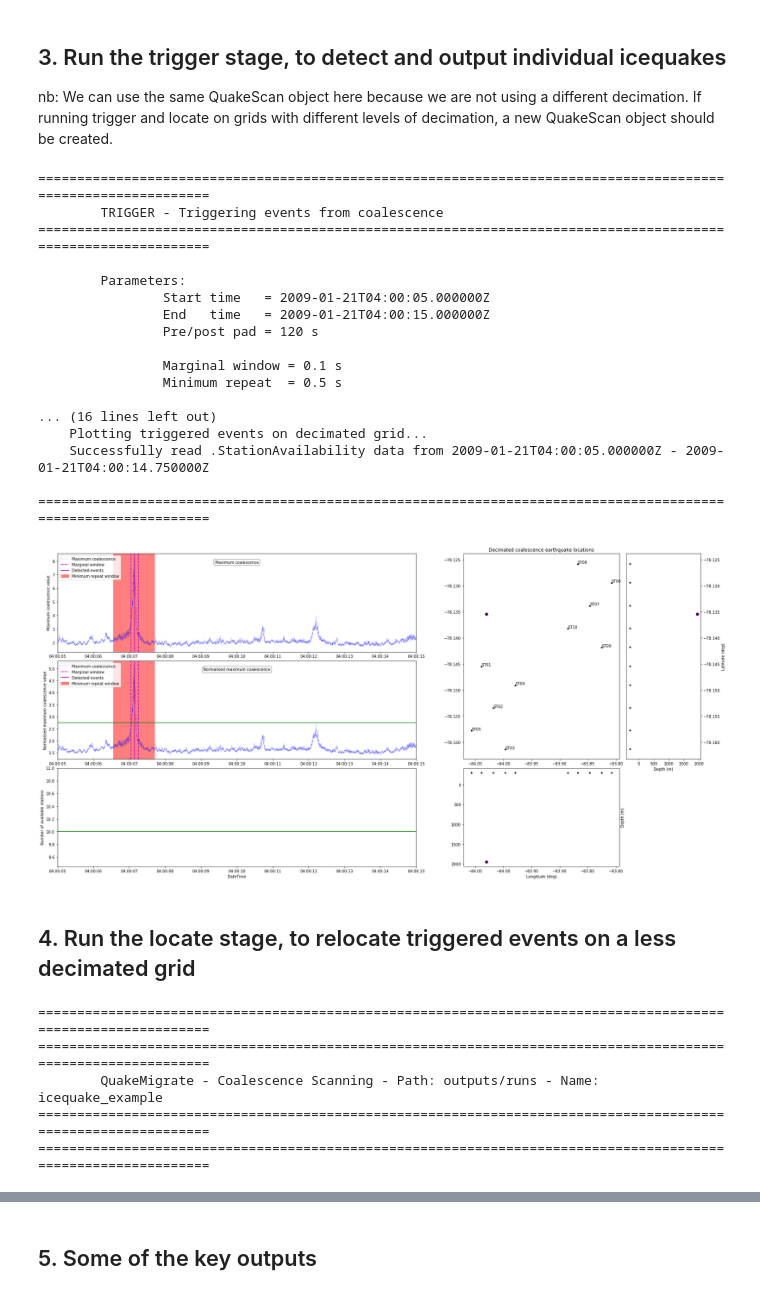
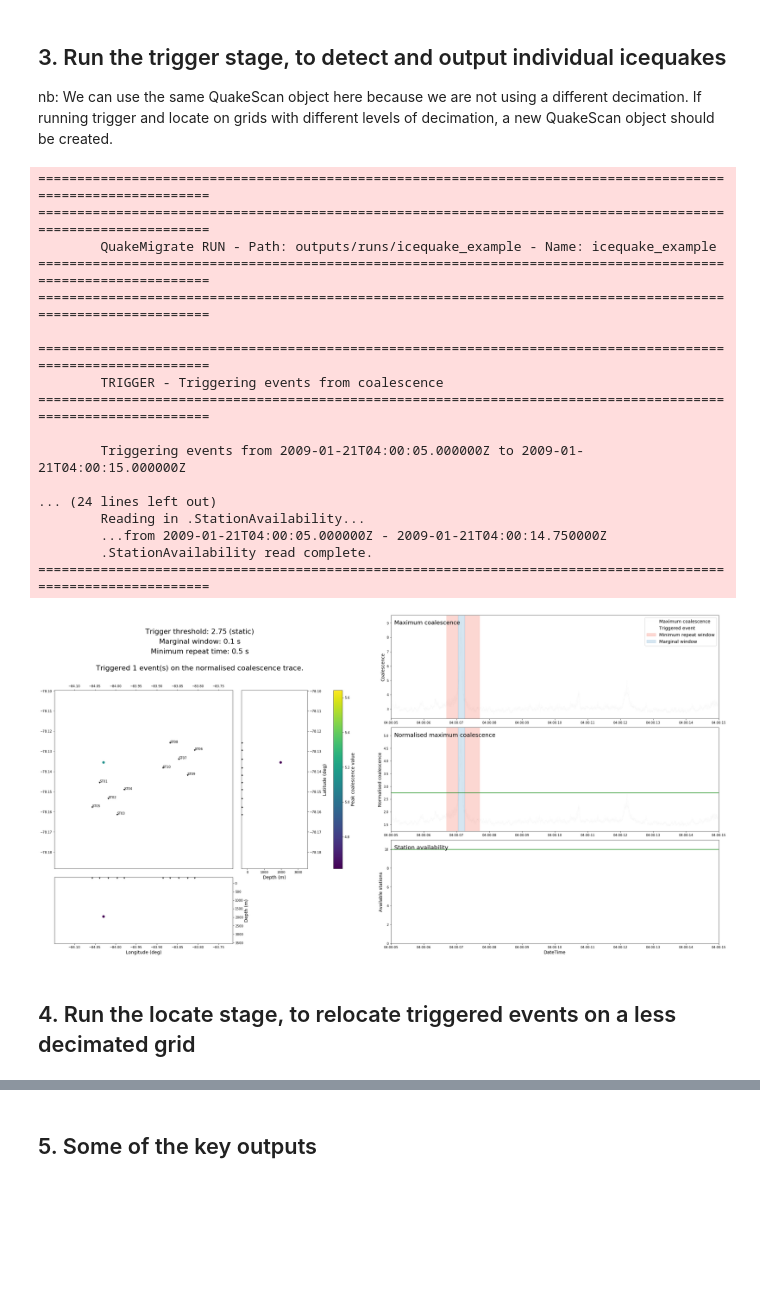
Before and after one commit to QuakeMigrate/QuakeMigrate, a Jupyter notebook: examples/Icequake_Rutford/icequakes_rutford.ipynb, the cells around one changed output, grey strips where cells are left out. Saved outputs shown, nothing was run; the diff lists cells and outputs as text; code cells hidden in the pictures; blank space fills up the shorter version.

```diff
--- a/examples/Icequake_Rutford/icequakes_rutford.ipynb
+++ b/examples/Icequake_Rutford/icequakes_rutford.ipynb
@@ -26,14 +27,14 @@ from QMigrate.signal.pick import GaussianPicker
 # --- i/o paths ---
 station_file = "./inputs/rutford_stations.txt"
 data_in = "./inputs/mSEED"
-lut_out = "./outputs/LUT/icequake.LUT"
-out_path = "./outputs/runs"
+lut_out = "./outputs/lut/icequake.LUT"
+run_path = "./outputs/runs"
 run_name = "icequake_example"
 # %% [markdown]
 ## 1. Create travel-time lookup tables (LUTs)
 # %%
 # --- Read in the station information file ---
-stations = qio.stations(station_file)
+stations = read_stations(station_file)
 
 # --- Define projections ---
 cproj = Proj(proj="longlat", ellps="WGS84", datum="WGS84", no_defs=True)
@@ -42,14 +43,14 @@ gproj = Proj(proj="lcc", lon_0=-83.932, lat_0=-78.144, lat_1=-78.1, lat_2=-77.9,
 
 # --- Create new LUT ---
 # Cell count (x,y,z); cell size (x,y,z in metres)
-lut = qlut.LUT(ll_corner=[-84.14853353566141, -78.18825429331356, -350.],
-               ur_corner=[-83.71921885073093, -78.10003166259442, 3550],
-               cell_size=[100., 100., 100.], grid_proj=gproj, coord_proj=cproj)
+lut = LUT(ll_corner=[-84.14853353566141, -78.18825429331356, -350.],
+          ur_corner=[-83.71921885073093, -78.10003166259442, 3550],
+          cell_size=[100., 100., 100.], grid_proj=gproj, coord_proj=cproj)
 
 # --- Homogeneous LUT generation ---
 vp = 3841
 vs = 1970
-qlut.compute(lut, stations, method="homogeneous", vp=vp, vs=vs)
+compute(lut, stations, method="homogeneous", vp=vp, vs=vs)
 
 # --- Save LUT ---
 lut.save(lut_out)
@@ -68,27 +69,27 @@ Computing homogeneous travel-time lookup table - 10 of 10
 ## 2. Coalesce the seismic energy through time
 # %%
 # --- Read in station file ---
-stations = qio.stations(station_file)
+stations = read_stations(station_file)
 
 # --- Create new Archive and set path structure ---
-data = qio.Archive(stations=stations, archive_path=data_in)
-data.path_structure(archive_format="YEAR/JD/*_STATION_*")
+archive = Archive(stations=stations, archive_path=data_in)
+archive.path_structure(archive_format="YEAR/JD/*_STATION_*")
 
 # --- Create new Onset ---
-onset = ClassicSTALTAOnset()
+onset = STALTAOnset(position="classic")
 onset.p_bp_filter = [20, 200, 4]
 onset.s_bp_filter = [10, 125, 4]
 onset.p_onset_win = [0.01, 0.25]
 onset.s_onset_win = [0.05, 0.5]
 
 # --- Create new QuakeScan ---
-scan = QuakeScan(data, lut, onset=onset, output_path=out_path, run_name=run_name)
+scan = QuakeScan(archive, lut, onset=onset, run_path=run_path, run_name=run_name)
 
 # --- Set detect parameters ---
 scan.sampling_rate = 1000
-scan.time_step = 0.75
-scan.n_cores = 12
+scan.timestep = 0.75
+scan.threads = 12
 
 # --- Set time period over which to run detect ---
-start_time = "2009-01-21T04:00:05.0"
-end_time = "2009-01-21T04:00:15.0"
+starttime = "2009-01-21T04:00:05.0"
+endtime = "2009-01-21T04:00:15.0"
@@ -125,66 +120,60 @@ scan.detect(start_time, end_time)
 nb: We can use the same QuakeScan object here because we are not using a different decimation. If running trigger and locate on grids with different levels of decimation, a new QuakeScan object should be created.
 # %%
 # --- Create new Trigger ---
-trig = Trigger(out_path, run_name, stations)
+trig = Trigger(lut, run_path, run_name)
 
 # --- Set trigger parameters ---
 trig.marginal_window = 0.1
 trig.minimum_repeat = 0.5
 trig.normalise_coalescence = True
 
 # --- Static threshold ---
-trig.detection_threshold = 2.75
+trig.threshold_method = "static"
+trig.static_threshold = 2.75
 
 # --- Run trigger ---
-trig.trigger(start_time, end_time, savefig=True)
+trig.trigger(starttime, endtime, savefig=True)
 # %% [output]
+==============================================================================================================
+==============================================================================================================
+        QuakeMigrate RUN - Path: outputs/runs/icequake_example - Name: icequake_example
+==============================================================================================================
+==============================================================================================================
+
 ==============================================================================================================
         TRIGGER - Triggering events from coalescence
 ==============================================================================================================
 
-        Parameters:
-                Start time   = 2009-01-21T04:00:05.000000Z
-                End   time   = 2009-01-21T04:00:15.000000Z
-                Pre/post pad = 120 s
+        Triggering events from 2009-01-21T04:00:05.000000Z to 2009-01-21T04:00:15.000000Z
 
-                Marginal window = 0.1 s
-                Minimum repeat  = 0.5 s
-
-... (16 lines left out)
-    Plotting triggered events on decimated grid...
-    Successfully read .StationAvailability data from 2009-01-21T04:00:05.000000Z - 2009-01-21T04:00:14.750000Z
-
+... (24 lines left out)
+        Reading in .StationAvailability...
+        ...from 2009-01-21T04:00:05.000000Z - 2009-01-21T04:00:14.750000Z
+        .StationAvailability read complete.
 ==============================================================================================================
-[figure, old version]
+[figure, new version]
 # %% [markdown]
 ## 4. Run the locate stage, to relocate triggered events on a less decimated grid
 # %%
 # --- Create new PhasePicker ---
 picker = GaussianPicker(onset=onset)
 picker.marginal_window = 0.1
-picker.plot_phase_picks = True
+picker.plot_picks = True
 
 # --- Create new QuakeScan ---
-scan = QuakeScan(data, lut, onset=onset, picker=picker,
-                 output_path=out_path, run_name=run_name, log=True)
+scan = QuakeScan(archive, lut, onset=onset, picker=picker,
+                 run_path=run_path, run_name=run_name, log=True)
 
 # --- Set locate parameters ---
 scan.marginal_window = 0.1
-scan.n_cores = 12
+scan.threads = 12
 scan.sampling_rate = 1000
 
 # Turn on plotting features
 scan.plot_event_summary = True
 scan.plot_event_video = False
-scan.plot_station_traces = True
 
 # --- Toggle writing of waveforms ---
 scan.write_cut_waveforms = False
-# %% [output]
-==============================================================================================================
-==============================================================================================================
-        QuakeMigrate - Coalescence Scanning - Path: outputs/runs - Name: icequake_example
-==============================================================================================================
-==============================================================================================================
 # %%
 # --- Run locate ---
```
Also changed, not shown: parts of 8 cells of this notebook, 11 other files.
